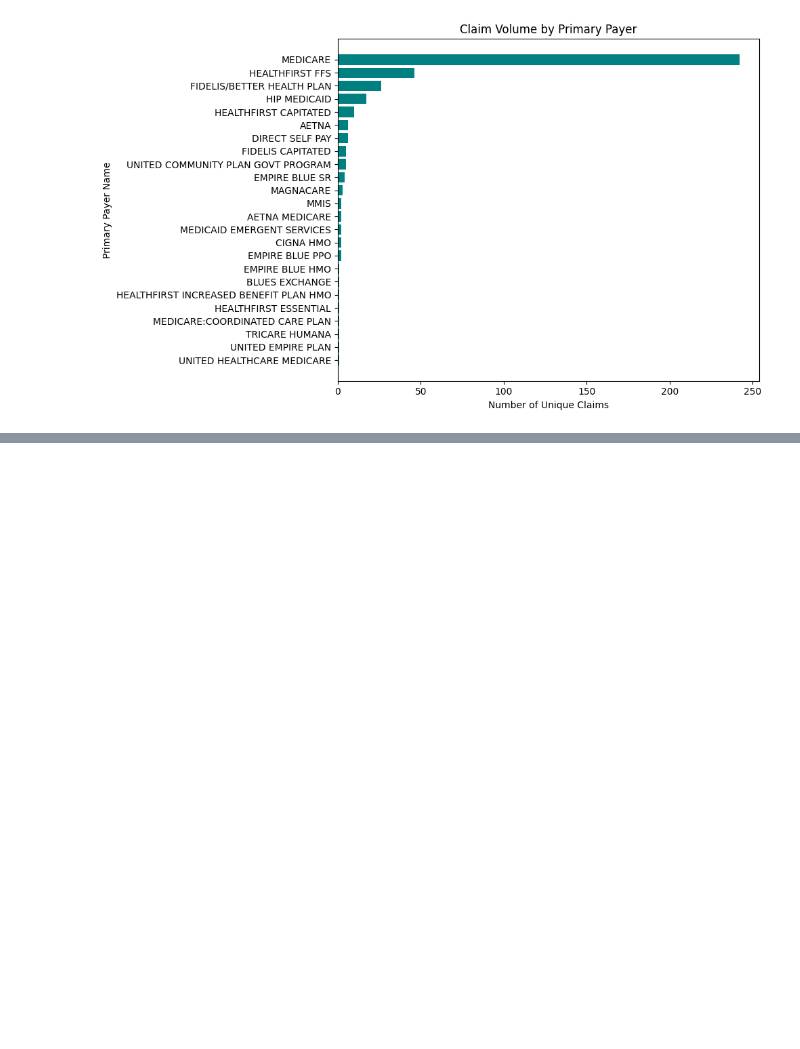
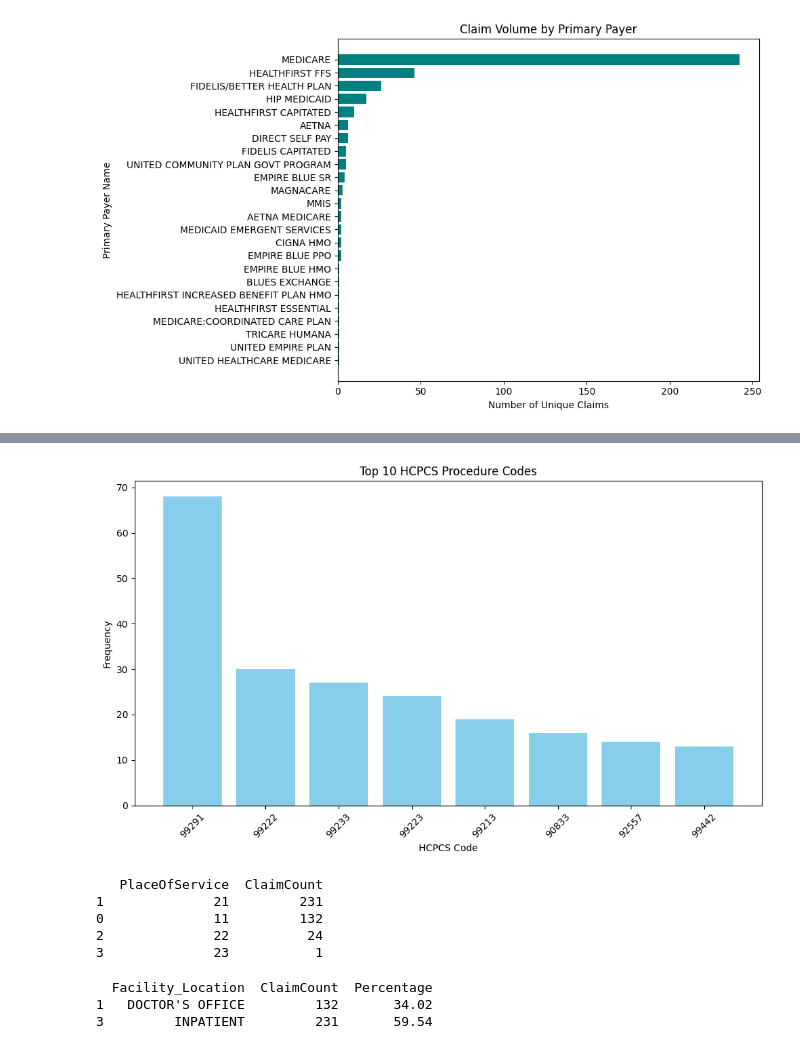
Before and after one commit to paulquimbo/claims-analysis, a Jupyter notebook: notebooks/claims_analysis.ipynb, the cells around one changed output, grey strips where cells are left out. Drawn from its saved outputs; the diff is of its cells as text; code cells hidden in the pictures; blank space fills up the shorter version.

```diff
--- a/notebooks/claims_analysis.ipynb
+++ b/notebooks/claims_analysis.ipynb
@@ -309,0 +402,16 @@ plt.show()
+# %%
+#Display: HCPCS code, description (if available in data), and frequency
+top_10_hcpcs = (
+    df_line
+    .groupby(['HCPCS', 'ClientProcedureName'])   # group by code + description
+    .size()                                     # count occurrences
+    .reset_index(name='Frequency')              # turn into DataFrame
+    .sort_values(by='Frequency', ascending=False)  # sort by frequency
+    .head(10)  )                                 # top 10
+
+
+# Reorder columns: HCPCS -> Frequency -> Description
+top_10_hcpcs = top_10_hcpcs[['HCPCS', 'Frequency', 'ClientProcedureName']]
+
+# Display results
+print(top_10_hcpcs)
@@ -309,0 +430,54 @@ plt.show()
+# %%
+#Create a bar chart showing the top 10 procedures #base on df above
+plt.figure(figsize=(10,6))
+plt.bar(top_10_hcpcs['HCPCS'], top_10_hcpcs['Frequency'], color='skyblue')
+
+plt.title("Top 10 HCPCS Procedure Codes")
+plt.xlabel("HCPCS Code")
+plt.ylabel("Frequency")
+plt.xticks(rotation=45)
+plt.tight_layout()
+plt.show()
+# %% [output]
+[figure, added]
+# %%
+#Question 5. Service Location Analysis
+#How many claims were submitted for each PlaceOfService?
+service_counts = (
+    df_header
+    .groupby('PlaceOfService')['ProspectiveClaimId']   # group by both columns
+    .count()                                                            # count claims
+    .reset_index(name='ClaimCount')                                     # turn into DataFrame
+    .sort_values(by='ClaimCount', ascending=False) )                      # optional: sort by count
+
+# Display results
+print(service_counts)
+# %% [output]
+   PlaceOfService  ClaimCount
+1              21         231
+0              11         132
+2              22          24
+3              23           1
+# %%
+#What percentage of claims are for "INPATIENT" vs "DOCTOR'S OFFICE"?
+
+# Count claims by Facility_Location
+facility_counts = (
+    df_header
+    .groupby('Facility_Location')['ProspectiveClaimId']
+    .count()
+    .reset_index(name='ClaimCount'))
+
+# Calculate percentages
+facility_counts['Percentage'] = (
+    facility_counts['ClaimCount'] / facility_counts['ClaimCount'].sum() * 100
+).round(2)
+
+# Filter only INPATIENT vs DOCTOR'S OFFICE
+facility_subset = facility_counts[facility_counts['Facility_Location'].isin(['INPATIENT', "DOCTOR'S OFFICE"])]
+
+print(facility_subset)
+# %% [output]
+  Facility_Location  ClaimCount  Percentage
+1   DOCTOR'S OFFICE         132       34.02
+3         INPATIENT         231       59.54
```
Also changed, not shown: parts of 16 cells of this notebook.
